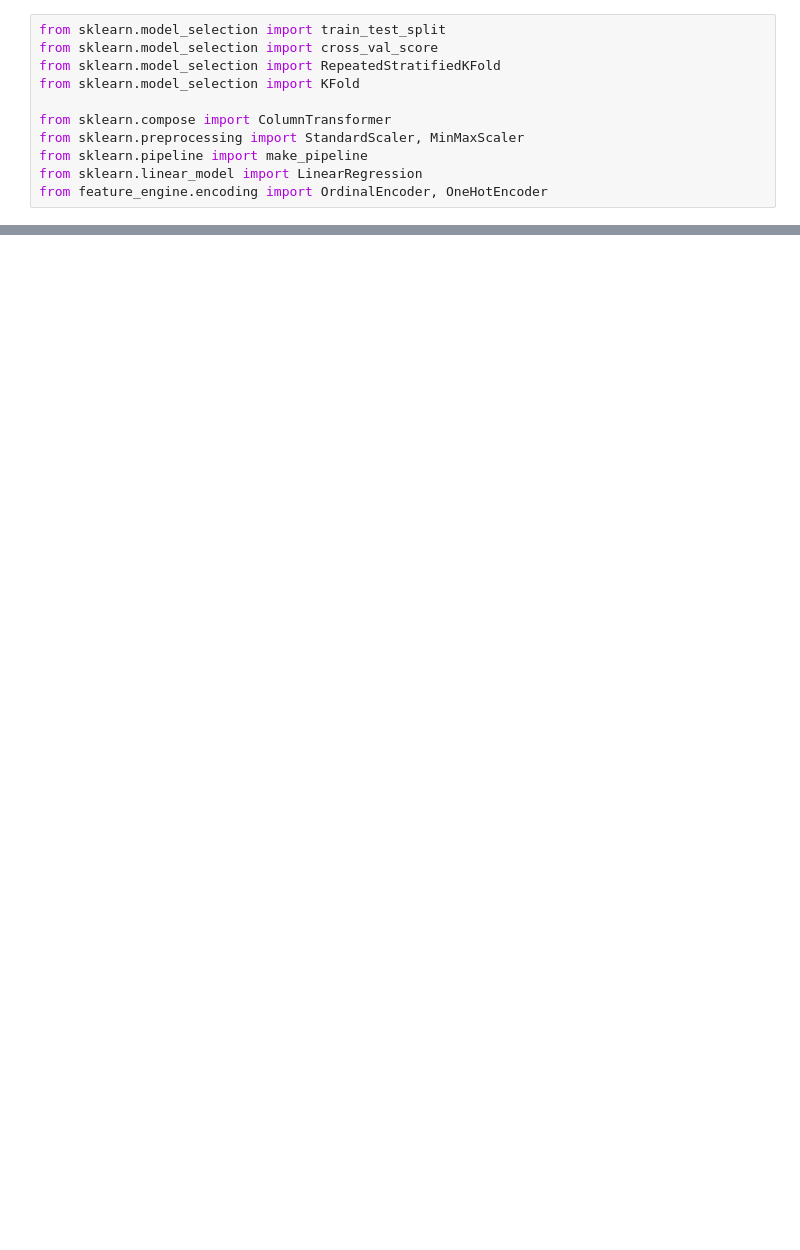
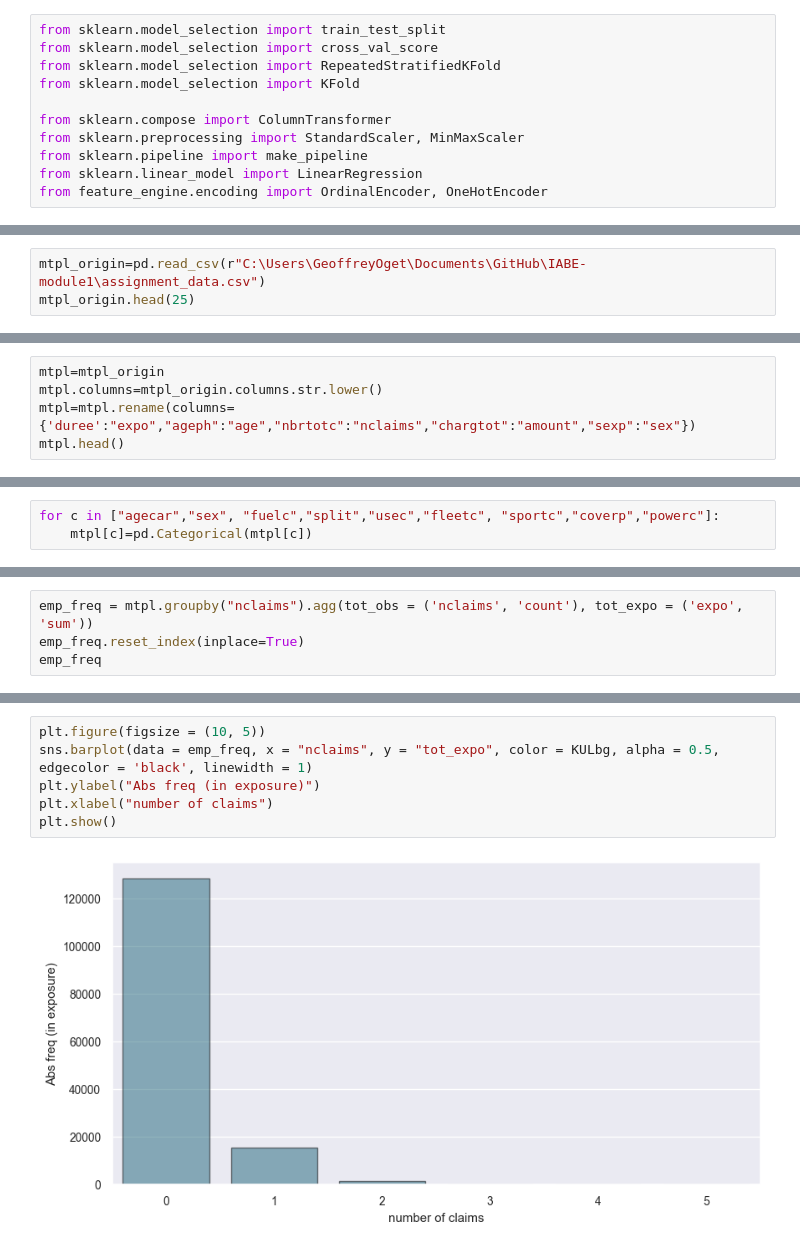
Before and after one commit to geoog/IABE-module1, a Jupyter notebook: notebook.ipynb, the cells around one changed output, grey strips where cells are left out. Saved outputs shown, nothing was run; the diff lists cells and outputs as text; blank space fills up the shorter version.

```diff
--- a/notebook.ipynb
+++ b/notebook.ipynb
@@ -70,0 +43,3 @@ mtpl_test.tail(25)
+# %%
+mtpl_origin=pd.read_csv(r"C:\Users\GeoffreyOget\Documents\GitHub\IABE-module1\assignment_data.csv")
+mtpl_origin.head(25)
@@ -72,0 +77,5 @@ We observe 16 variables in total among which we have the target variables "nbrto
+# %%
+mtpl=mtpl_origin
+mtpl.columns=mtpl_origin.columns.str.lower()
+mtpl=mtpl.rename(columns={'duree':"expo","ageph":"age","nbrtotc":"nclaims","chargtot":"amount","sexp":"sex"})
+mtpl.head()
@@ -166,0 +131,3 @@ plt.show()
+# %%
+for c in ["agecar","sex", "fuelc","split","usec","fleetc", "sportc","coverp","powerc"]:
+    mtpl[c]=pd.Categorical(mtpl[c])
@@ -166,0 +162,4 @@ plt.show()
+# %%
+emp_freq = mtpl.groupby("nclaims").agg(tot_obs = ('nclaims', 'count'), tot_expo = ('expo', 'sum'))
+emp_freq.reset_index(inplace=True)
+emp_freq
@@ -166,0 +174,8 @@ plt.show()
+# %%
+plt.figure(figsize = (10, 5))
+sns.barplot(data = emp_freq, x = "nclaims", y = "tot_expo", color = KULbg, alpha = 0.5, edgecolor = 'black', linewidth = 1)
+plt.ylabel("Abs freq (in exposure)")
+plt.xlabel("number of claims")
+plt.show()
+# %% [output]
+[figure, added]
```
Also changed, not shown: parts of 117 cells of this notebook.
